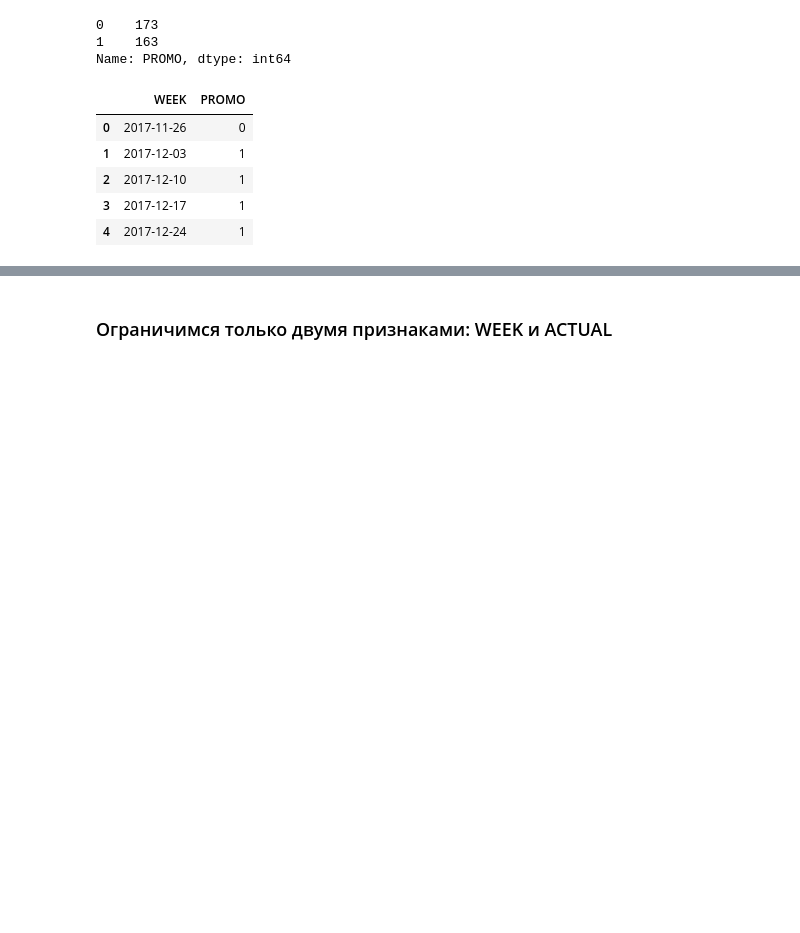
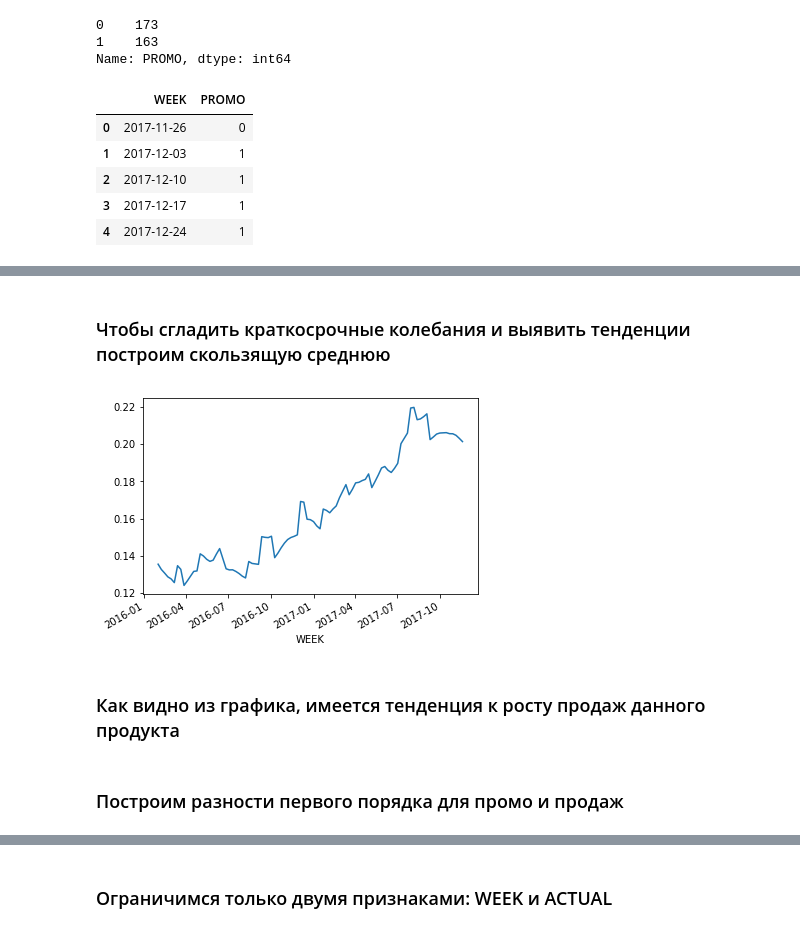
Before and after one commit to antonlagunov1623/ITechArt_lab, a Jupyter notebook: task1.ipynb, the cells around one changed output, grey strips where cells are left out. Saved outputs shown, nothing was run; the diff lists cells and outputs as text; code cells hidden in the pictures; blank space fills up the shorter version.

```diff
--- a/task1.ipynb
+++ b/task1.ipynb
@@ -423,0 +428,2 @@ fut_first_prod1.head()
+# %%
+scaler.fit(df1)
@@ -423,0 +432,6 @@ fut_first_prod1.head()
+# %%
+df1_values = scaler.transform(df1)
+# %%
+df1 = pd.DataFrame({'WEEK': first_item1['WEEK'].values, 'ACTUAL': df1_values[:,0], 'PROMO': df1_values[:,1]})
+# %%
+df1.set_index('WEEK', inplace=True)
@@ -423,0 +450,10 @@ fut_first_prod1.head()
+# %% [markdown]
+### Чтобы сгладить краткосрочные колебания и выявить тенденции построим скользящую среднюю
+# %%
+df1['ACTUAL'].rolling(52).mean().plot();
+# %% [output]
+[figure, added]
+# %% [markdown]
+### Как видно из графика, имеется тенденция к росту продаж данного продукта
+# %% [markdown]
+### Построим разности первого порядка для промо и продаж
```
Also changed, not shown: parts of 203 cells of this notebook.
